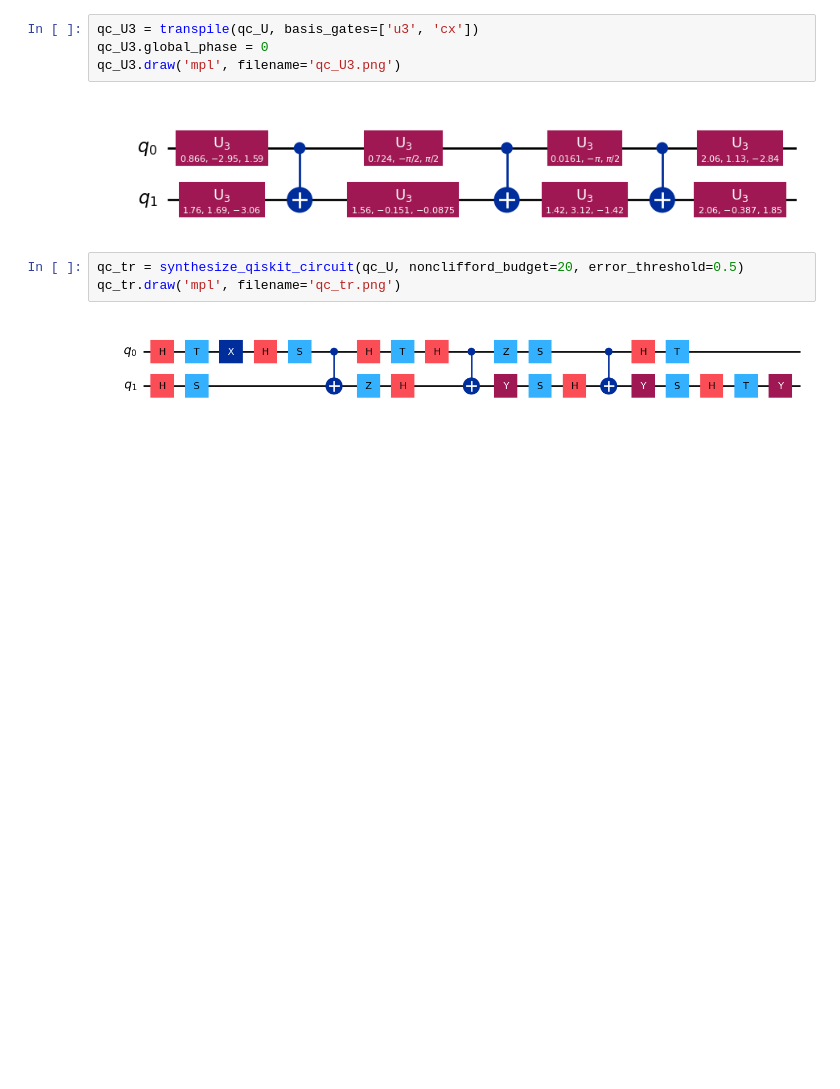
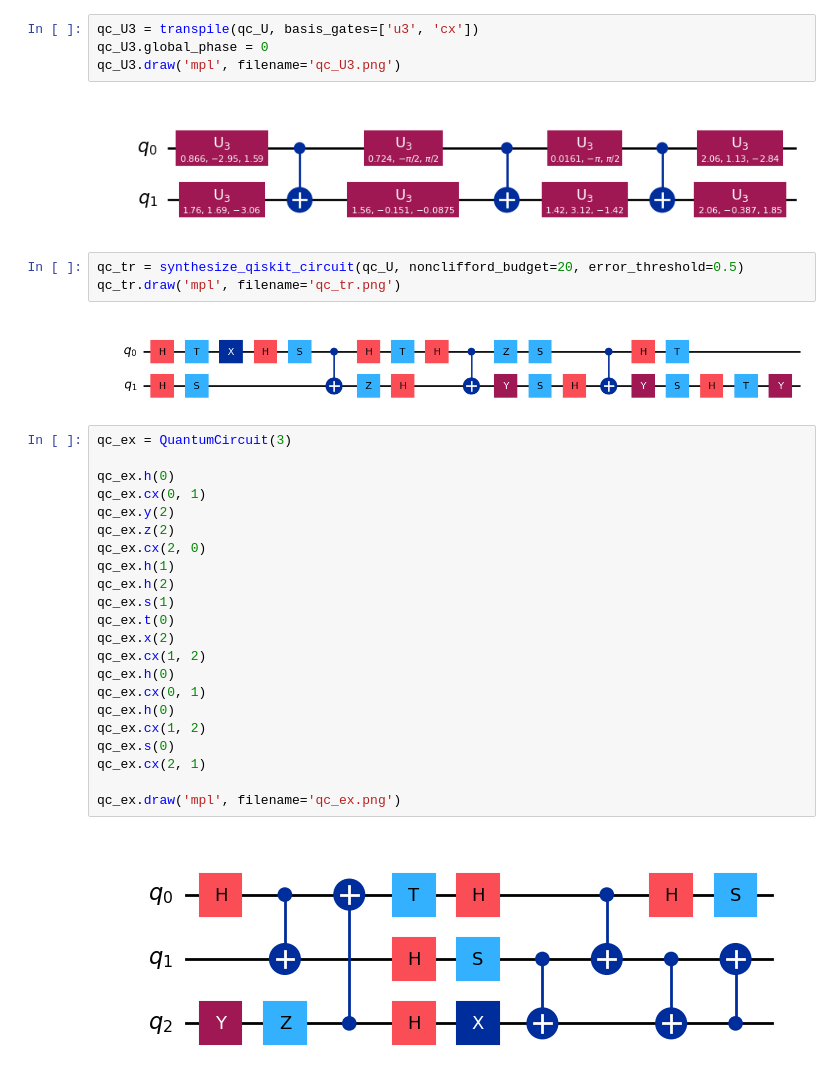
Before and after one commit to ian-turner/DeepQubit, a Jupyter notebook: data/benchmarks/circuits.ipynb, the cells around one changed output. Drawn from its saved outputs; the diff is of its cells as text; blank space fills up the shorter version.

```diff
--- a/data/benchmarks/circuits.ipynb
+++ b/data/benchmarks/circuits.ipynb
@@ -20,3 +20,27 @@ qc_tr = synthesize_qiskit_circuit(qc_U, nonclifford_budget=20, error_threshold=0
 qc_tr.draw('mpl', filename='qc_tr.png')
 # %% [output]
 [figure]
+# %%
+qc_ex = QuantumCircuit(3)
+
+qc_ex.h(0)
+qc_ex.cx(0, 1)
+qc_ex.y(2)
+qc_ex.z(2)
+qc_ex.cx(2, 0)
+qc_ex.h(1)
+qc_ex.h(2)
+qc_ex.s(1)
+qc_ex.t(0)
+qc_ex.x(2)
+qc_ex.cx(1, 2)
+qc_ex.h(0)
+qc_ex.cx(0, 1)
+qc_ex.h(0)
+qc_ex.cx(1, 2)
+qc_ex.s(0)
+qc_ex.cx(2, 1)
+
+qc_ex.draw('mpl', filename='qc_ex.png')
+# %% [output]
+[figure, added]
```
Also changed, not shown: 4 other files.
